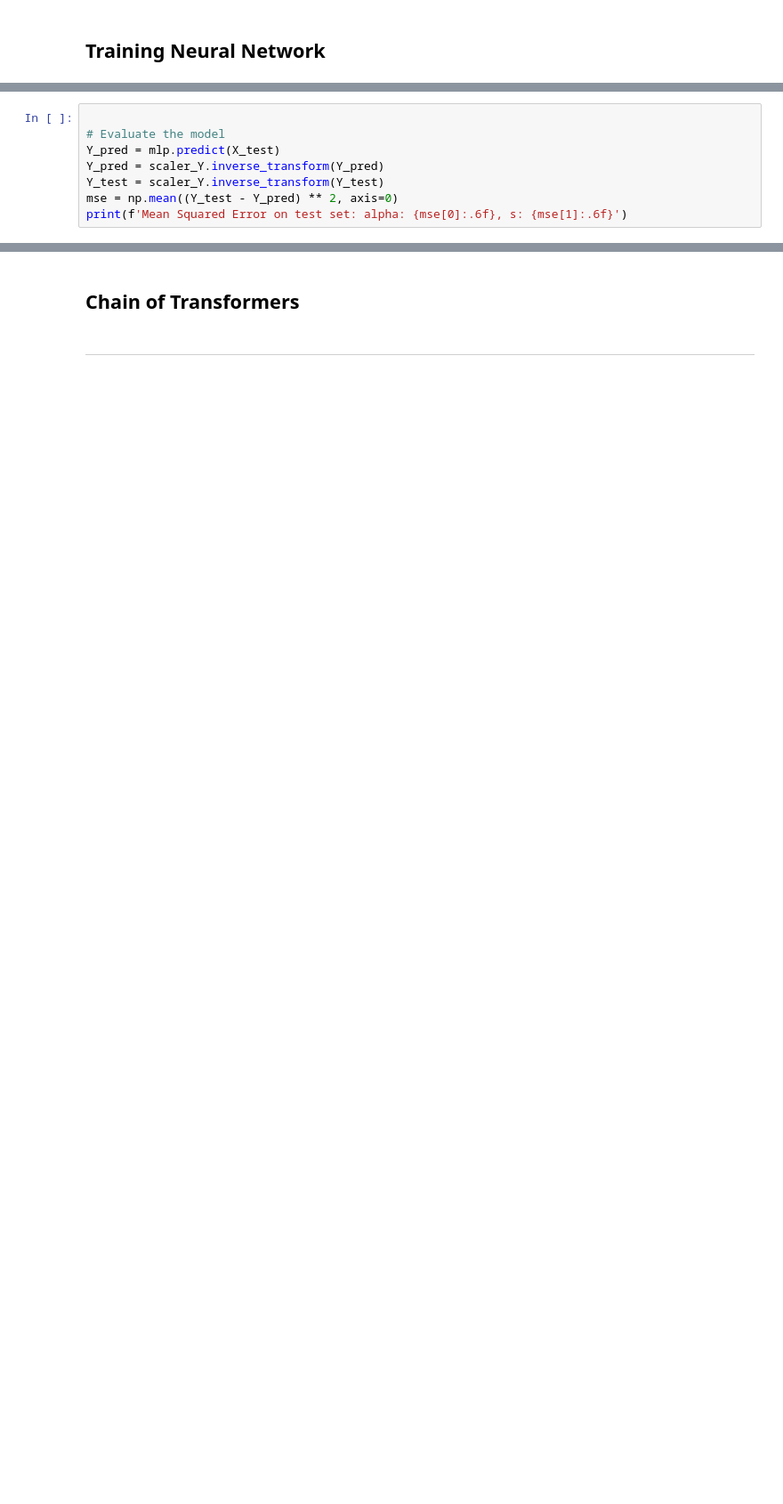
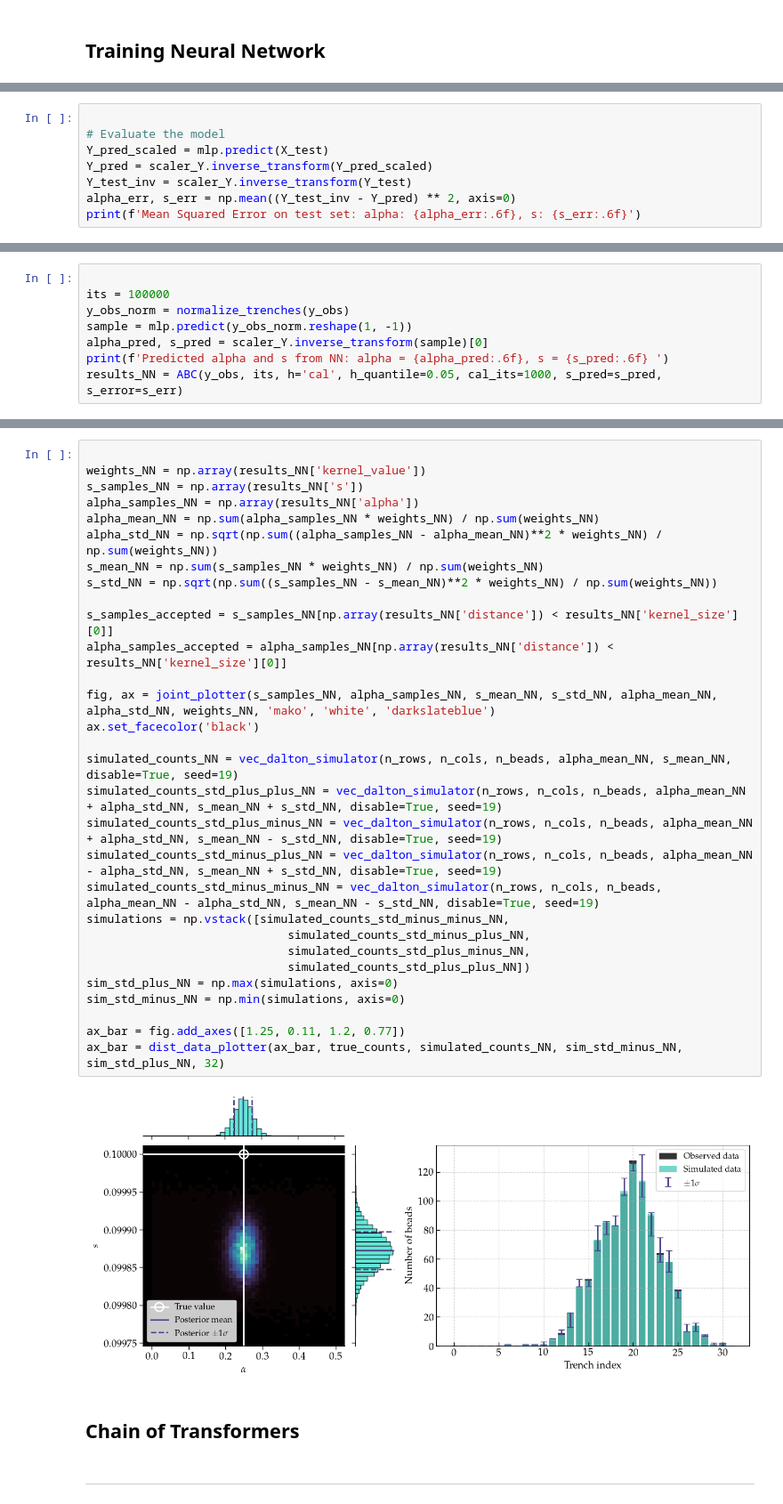
Before and after one commit to stommen/tif345_projects, a Jupyter notebook: project_3/project3_LBOS.ipynb, the cells around one changed output, grey strips where cells are left out. Shown at 89% size. Cells and saved outputs as stored; diff of their text form; blank space fills up the shorter version.

```diff
--- a/project_3/project3_LBOS.ipynb
+++ b/project_3/project3_LBOS.ipynb
@@ -371,9 +454,9 @@ MLPRegressor(activation='tanh', hidden_layer_sizes=(50, 50), max_iter=5000,
 # %%
 
 # Evaluate the model
-Y_pred = mlp.predict(X_test)
-Y_pred = scaler_Y.inverse_transform(Y_pred)
-Y_test = scaler_Y.inverse_transform(Y_test)
-mse = np.mean((Y_test - Y_pred) ** 2, axis=0)
-print(f'Mean Squared Error on test set: alpha: {mse[0]:.6f}, s: {mse[1]:.6f}')
+Y_pred_scaled = mlp.predict(X_test)
+Y_pred = scaler_Y.inverse_transform(Y_pred_scaled)
+Y_test_inv = scaler_Y.inverse_transform(Y_test)
+alpha_err, s_err = np.mean((Y_test_inv - Y_pred) ** 2, axis=0)
+print(f'Mean Squared Error on test set: alpha: {alpha_err:.6f}, s: {s_err:.6f}')
 # %% [output]
@@ -397,0 +464,8 @@ plt.show()
+# %%
+
+its = 100000
+y_obs_norm = normalize_trenches(y_obs)
+sample = mlp.predict(y_obs_norm.reshape(1, -1))
+alpha_pred, s_pred = scaler_Y.inverse_transform(sample)[0]
+print(f'Predicted alpha and s from NN: alpha = {alpha_pred:.6f}, s = {s_pred:.6f} ')
+results_NN = ABC(y_obs, its, h='cal', h_quantile=0.05, cal_its=1000, s_pred=s_pred, s_error=s_err)
@@ -398,3 +474,35 @@ plt.show()
+# %%
+
+weights_NN = np.array(results_NN['kernel_value'])
+s_samples_NN = np.array(results_NN['s'])
+alpha_samples_NN = np.array(results_NN['alpha'])
+alpha_mean_NN = np.sum(alpha_samples_NN * weights_NN) / np.sum(weights_NN)
+alpha_std_NN = np.sqrt(np.sum((alpha_samples_NN - alpha_mean_NN)**2 * weights_NN) / np.sum(weights_NN))
+s_mean_NN = np.sum(s_samples_NN * weights_NN) / np.sum(weights_NN)
+s_std_NN = np.sqrt(np.sum((s_samples_NN - s_mean_NN)**2 * weights_NN) / np.sum(weights_NN))
+
+s_samples_accepted = s_samples_NN[np.array(results_NN['distance']) < results_NN['kernel_size'][0]]
+alpha_samples_accepted = alpha_samples_NN[np.array(results_NN['distance']) < results_NN['kernel_size'][0]]
+
+fig, ax = joint_plotter(s_samples_NN, alpha_samples_NN, s_mean_NN, s_std_NN, alpha_mean_NN, alpha_std_NN, weights_NN, 'mako', 'white', 'darkslateblue')
+ax.set_facecolor('black')
+
+simulated_counts_NN = vec_dalton_simulator(n_rows, n_cols, n_beads, alpha_mean_NN, s_mean_NN, disable=True, seed=19)
+simulated_counts_std_plus_plus_NN = vec_dalton_simulator(n_rows, n_cols, n_beads, alpha_mean_NN + alpha_std_NN, s_mean_NN + s_std_NN, disable=True, seed=19)
+simulated_counts_std_plus_minus_NN = vec_dalton_simulator(n_rows, n_cols, n_beads, alpha_mean_NN + alpha_std_NN, s_mean_NN - s_std_NN, disable=True, seed=19)
+simulated_counts_std_minus_plus_NN = vec_dalton_simulator(n_rows, n_cols, n_beads, alpha_mean_NN - alpha_std_NN, s_mean_NN + s_std_NN, disable=True, seed=19)
+simulated_counts_std_minus_minus_NN = vec_dalton_simulator(n_rows, n_cols, n_beads, alpha_mean_NN - alpha_std_NN, s_mean_NN - s_std_NN, disable=True, seed=19)
+simulations = np.vstack([simulated_counts_std_minus_minus_NN,
+                             simulated_counts_std_minus_plus_NN,
+                             simulated_counts_std_plus_minus_NN,
+                             simulated_counts_std_plus_plus_NN])
+sim_std_plus_NN = np.max(simulations, axis=0)
+sim_std_minus_NN = np.min(simulations, axis=0)
+
+ax_bar = fig.add_axes([1.25, 0.11, 1.2, 0.77])
+ax_bar = dist_data_plotter(ax_bar, true_counts, simulated_counts_NN, sim_std_minus_NN, sim_std_plus_NN, 32)
+# %% [output]
+[figure, added]
 # %% [markdown]
 ## **Chain of Transformers**
 # %% [markdown]
```
Also changed, not shown: parts of 13 cells of this notebook, 2 other files.
